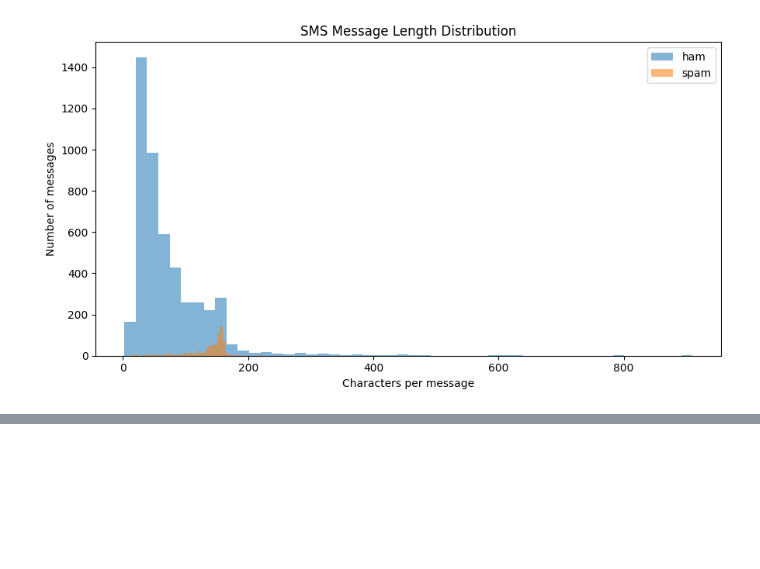
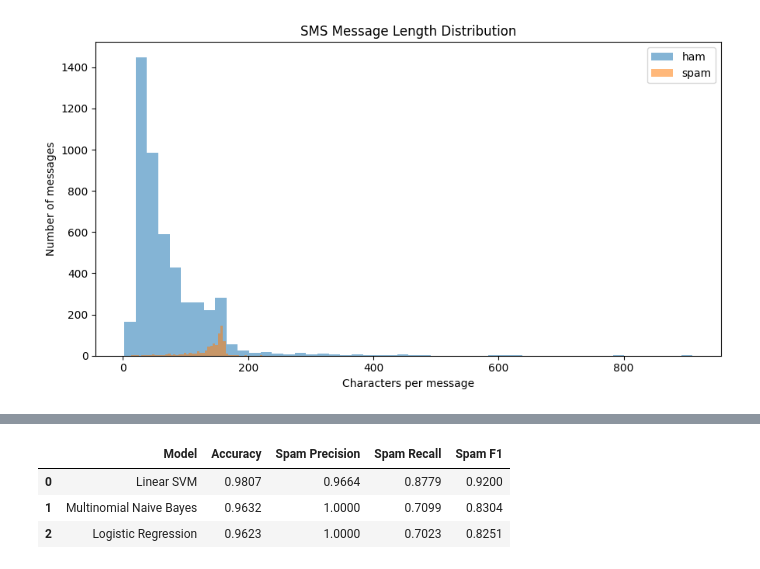
Before and after one commit to atul-2710/ScamSense, a Jupyter notebook: notebooks/ScamSense_ML_Development.ipynb, the cells around one changed output, grey strips where cells are left out. Drawn from its saved outputs; the diff is of its cells as text; code cells hidden in the pictures; blank space fills up the shorter version.

```diff
--- a/notebooks/ScamSense_ML_Development.ipynb
+++ b/notebooks/ScamSense_ML_Development.ipynb
@@ -174,0 +207,85 @@ Message length statistics:
+# %%
+from sklearn.model_selection import train_test_split
+from sklearn.pipeline import Pipeline
+from sklearn.feature_extraction.text import TfidfVectorizer
+from sklearn.naive_bayes import MultinomialNB
+from sklearn.linear_model import LogisticRegression
+from sklearn.svm import LinearSVC
+from sklearn.metrics import (
+    accuracy_score,
+    precision_score,
+    recall_score,
+    f1_score,
+    classification_report,
+    confusion_matrix,
+    ConfusionMatrixDisplay
+)
+import pandas as pd
+import matplotlib.pyplot as plt
+
+# Separate input text and target labels
+X = df_model["message"]
+y = df_model["label"]
+
+# Create a stratified 80/20 train-test split
+X_train, X_test, y_train, y_test = train_test_split(
+    X,
+    y,
+    test_size=0.20,
+    random_state=42,
+    stratify=y
+)
+
+print("Training samples:", len(X_train))
+print("Testing samples:", len(X_test))
+print("\nTraining class distribution:")
+print(y_train.value_counts(normalize=True).round(3))
+
+# Define candidate models
+models = {
+    "Multinomial Naive Bayes": MultinomialNB(),
+    "Logistic Regression": LogisticRegression(max_iter=1000),
+    "Linear SVM": LinearSVC()
+}
+
+pipelines = {}
+results = []
+
+for name, classifier in models.items():
+    pipeline = Pipeline([
+        ("tfidf", TfidfVectorizer(
+            lowercase=True,
+            strip_accents="unicode",
+            ngram_range=(1, 2),
+            min_df=2,
+            sublinear_tf=True
+        )),
+        ("classifier", classifier)
+    ])
+
+    pipeline.fit(X_train, y_train)
+    predictions = pipeline.predict(X_test)
+
+    pipelines[name] = pipeline
+
+    results.append({
+        "Model": name,
+        "Accuracy": accuracy_score(y_test, predictions),
+        "Spam Precision": precision_score(
+            y_test, predictions, pos_label="spam", zero_division=0
+        ),
+        "Spam Recall": recall_score(
+            y_test, predictions, pos_label="spam", zero_division=0
+        ),
+        "Spam F1": f1_score(
+            y_test, predictions, pos_label="spam", zero_division=0
+        )
+    })
+
+results_df = pd.DataFrame(results).sort_values(
+    "Spam F1", ascending=False
+).reset_index(drop=True)
+
+print("MODEL COMPARISON")
+display(results_df.round(4))
+# %% [output]
@@ -174,0 +301,4 @@ Message length statistics:
+|  | Model | Accuracy | Spam Precision | Spam Recall | Spam F1 |
+| 0 | Linear SVM | 0.9807 | 0.9664 | 0.8779 | 0.9200 |
+| 1 | Multinomial Naive Bayes | 0.9632 | 1.0000 | 0.7099 | 0.8304 |
+| 2 | Logistic Regression | 0.9623 | 1.0000 | 0.7023 | 0.8251 |
```
Also changed, not shown: parts of 3 cells of this notebook.
